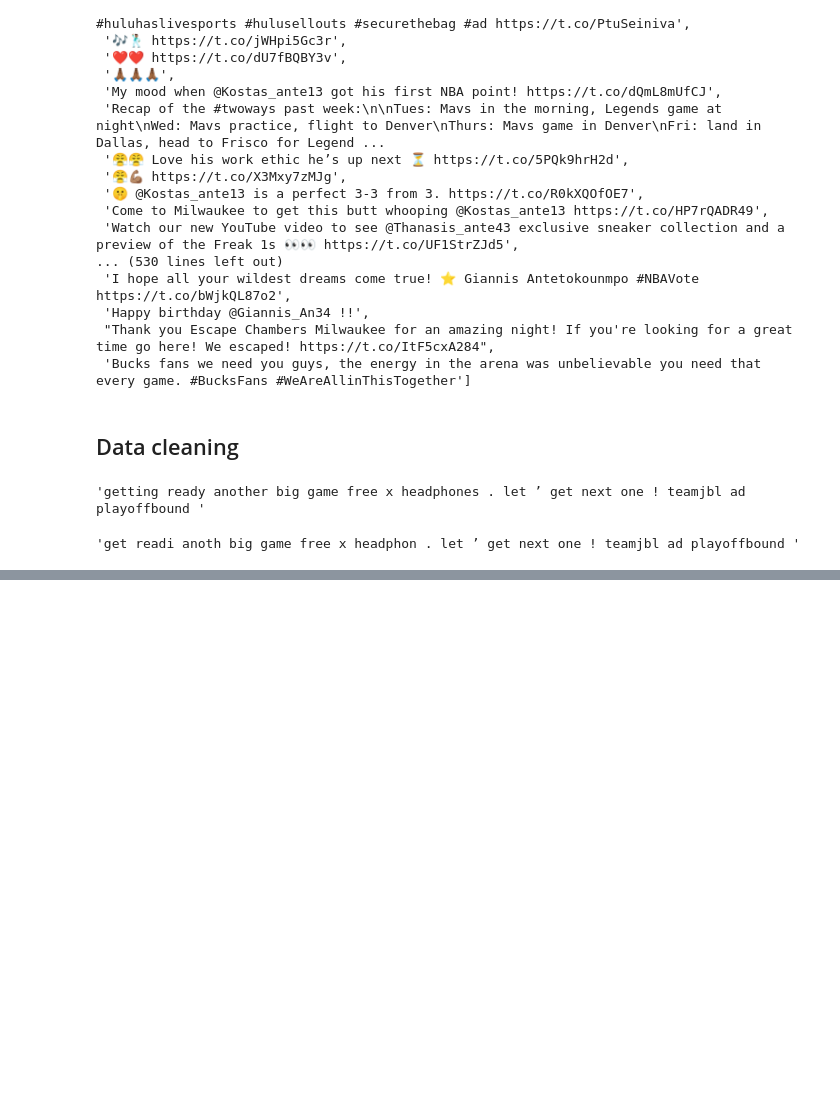
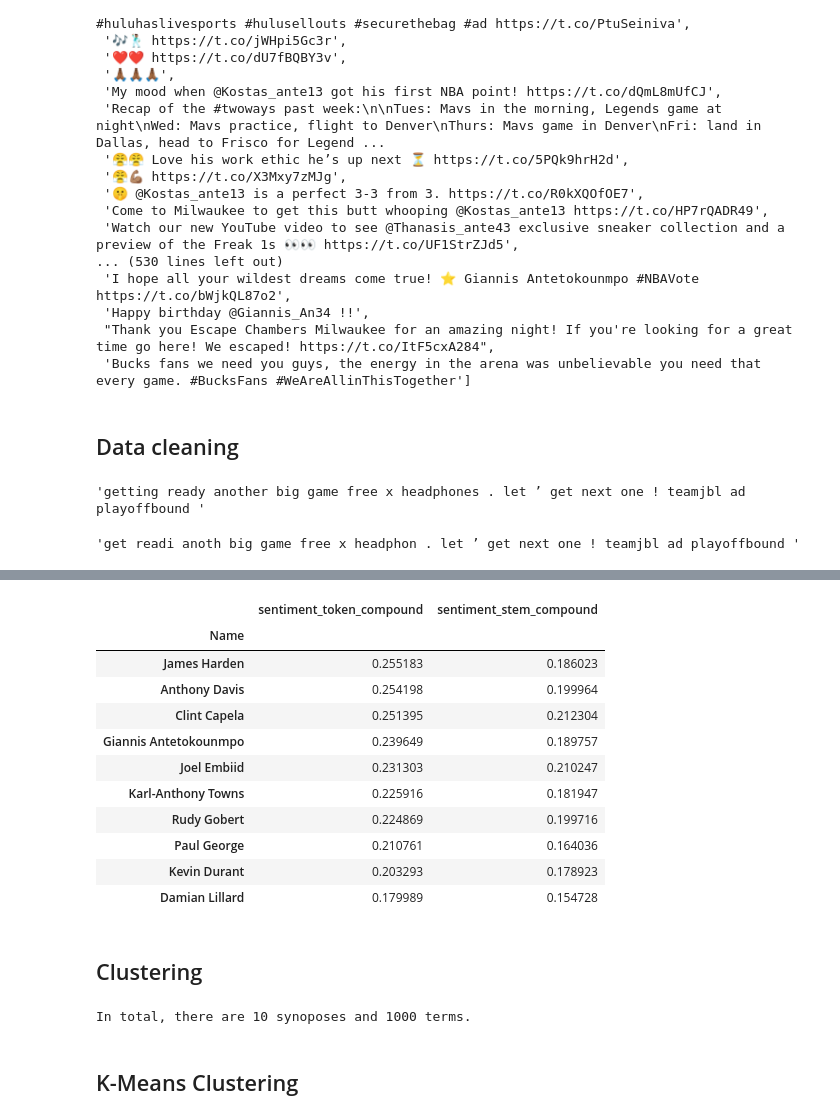
Before and after one commit to JuanIgnacioGil/basket-stats, a Jupyter notebook: sentiment_analysis/sentiment_analysis.ipynb, the cells around one changed output, grey strips where cells are left out. Saved outputs shown, nothing was run; the diff lists cells and outputs as text; code cells hidden in the pictures; blank space fills up the shorter version.

Commit message:
K-means clustering

```diff
--- a/sentiment_analysis/sentiment_analysis.ipynb
+++ b/sentiment_analysis/sentiment_analysis.ipynb
@@ -150,0 +186,18 @@ sentence_snowstemmeed[0][0]
+# %%
+new_df[['Name', 'sentiment_token_compound', 'sentiment_stem_compound']].groupby('Name').mean().sort_values(
+    'sentiment_token_compound', ascending=False)
+# %% [output]
+|  | sentiment_token_compound | sentiment_stem_compound |
+| Name |  |  |
+| James Harden | 0.255183 | 0.186023 |
+| Anthony Davis | 0.254198 | 0.199964 |
+| Clint Capela | 0.251395 | 0.212304 |
+| Giannis Antetokounmpo | 0.239649 | 0.189757 |
+| Joel Embiid | 0.231303 | 0.210247 |
+| Karl-Anthony Towns | 0.225916 | 0.181947 |
+| Rudy Gobert | 0.224869 | 0.199716 |
+| Paul George | 0.210761 | 0.164036 |
+| Kevin Durant | 0.203293 | 0.178923 |
+| Damian Lillard | 0.179989 | 0.154728 |
+# %% [markdown]
+## Clustering
@@ -150,0 +206,7 @@ sentence_snowstemmeed[0][0]
+# %%
+print ("In total, there are " + str(tfidf_matrix.shape[0]) + \
+      " synoposes and " + str(tfidf_matrix.shape[1]) + " terms.")
+# %% [output]
+In total, there are 10 synoposes and 1000 terms.
+# %% [markdown]
+## K-Means Clustering
```
Also changed, not shown: parts of 13 cells of this notebook, 3 other files.
